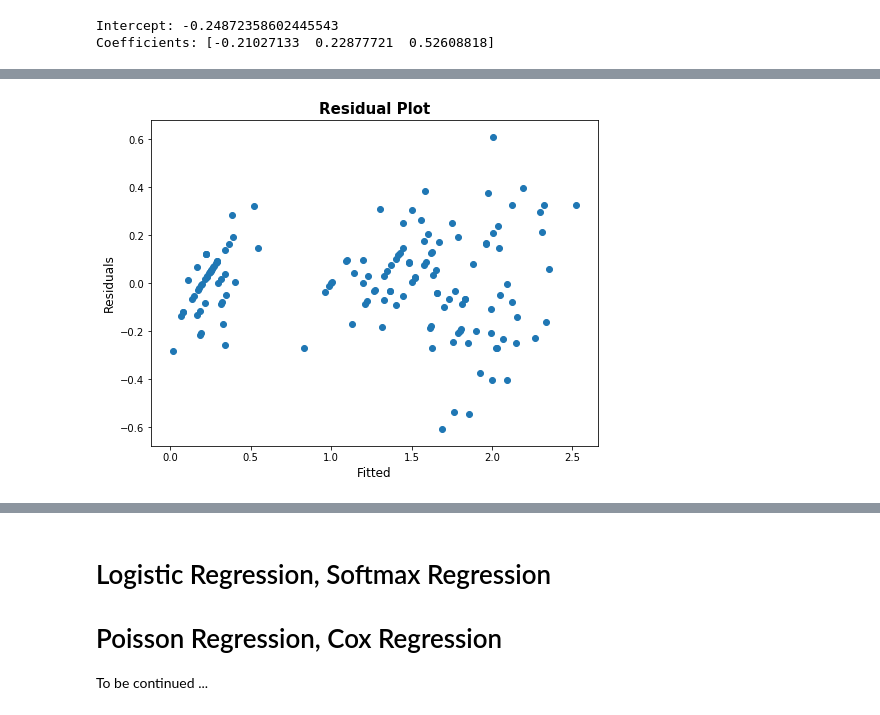
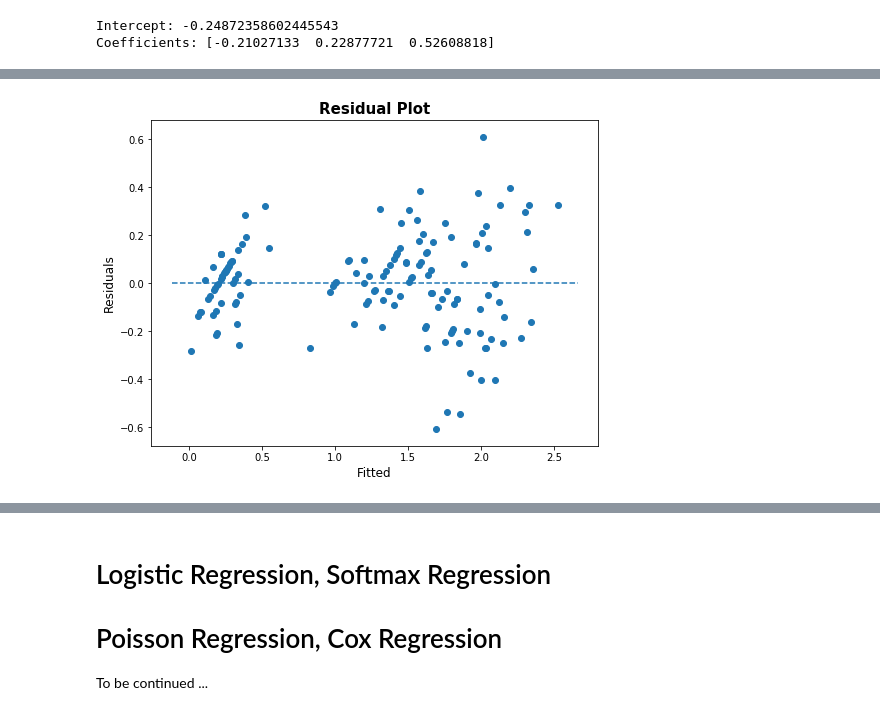
Before and after one commit to anhnguyendepocen/Stat3612, a Jupyter notebook: Lecture3/Lecture3 Generalized Linear Models.ipynb, the cells around one changed output, grey strips where cells are left out. Cells and saved outputs as stored; diff of their text form; code cells hidden in the pictures.

```diff
--- a/Lecture3/Lecture3 Generalized Linear Models.ipynb
+++ b/Lecture3/Lecture3 Generalized Linear Models.ipynb
@@ -27,7 +28,6 @@ Coefficients: [-0.21027133  0.22877721  0.52608818]
 import statsmodels.api as sm
 
 X1 = sm.add_constant(X)
-lm2 = sm.OLS(y,X1)
-result = lm2.fit()
-result.params
+lm = sm.OLS(y,X1).fit()
+print(lm.summary())
 # %% [output]
@@ -55,13 +59,16 @@ Warnings:
 # %%
 import matplotlib.pyplot as plt
+lowess = sm.nonparametric.lowess
 
-yhat = lm.predict(X)
+yhat = lm.predict(X1)
+res = yhat-y
 
 plt.figure(1, figsize=(8, 6))
-plt.scatter(yhat, yhat-y)
+plt.scatter(yhat, res)
+plt.plot(plt.xlim(), [0,0], linestyle='dashed')
 plt.xlabel('Fitted', fontsize=12)
 plt.ylabel('Residuals', fontsize=12)
 plt.title('Residual Plot',fontsize=15, fontweight="bold")
 plt.show()
 # %% [output]
-[figure, old version]
+[figure, new version]
```
Also changed, not shown: parts of 9 cells of this notebook.
